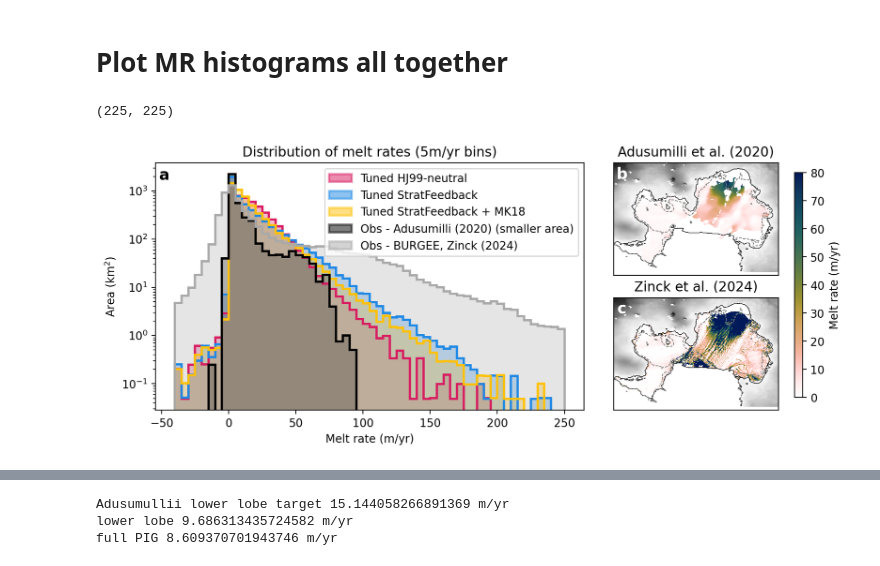
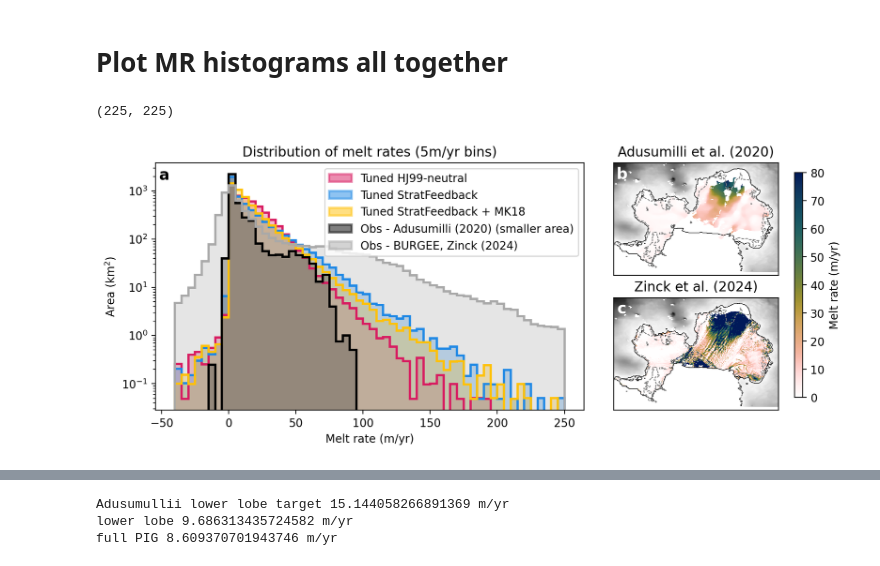
Before and after one commit to claireyung/stratification-feedback-param-paper, a Jupyter notebook: Satellite-melt-comparison.ipynb, the cells around one changed output, grey strips where cells are left out. Saved outputs shown, nothing was run; the diff lists cells and outputs as text; code cells hidden in the pictures.

Commit message:
Plot updates 1 July - use correct netcdfs and consistent T and S definitions in Fig 3

```diff
--- a/satellite-mr-appendix-plot-FINAL.ipynb
+++ b/Satellite-melt-comparison.ipynb
@@ -156,12 +152,12 @@ Text(0.5, 1.0, 'Distribution of melt rates, PIG (5m/yr bins)')
 # %%
 #get MITgcm domain contour in Ant projection for plots
 transformer = Transformer.from_crs( epsg4326,epsg3031)
-dir = '/scratch/x77/cy8964/gadi_short/cy8964/mitgcm/archive/'
-
-W = mds.rdmds(dir+'original-run-R22_exe_tuned2'+'/output000/'+'SHICE_fwFlux', 43200)
-T = mds.rdmds(dir+'original-run-R22_exe_tuned2'+'/output000/'+'T', 43200)
-XC = mds.rdmds(dir+'original-run-R22_exe_tuned2'+'/output000/'+'XC')
-YC = mds.rdmds(dir+'original-run-R22_exe_tuned2'+'/output000/'+'YC')
+dir = '/g/data/x77/cy8964/mitgcm/archive/'
+names = 'original-run-R22_exe_tuned2'
+W = xr.open_dataset(dir+names+'/'+names+'_days2050average.nc').melt.values
+T = xr.open_dataset(dir+names+'/'+names+'_days2050average.nc').temp.values
+XC = xr.open_dataset(dir+names+'/'+names+'_days2050average.nc').XC.values
+YC = xr.open_dataset(dir+names+'/'+names+'_days2050average.nc').YC.values
 
 xs = np.zeros_like(W)
 ys = np.zeros_like(W)
@@ -178,7 +174,7 @@ ds_MITbdry = xr.Dataset(
         y=(["y","x"], ys),
         lon=("x", XC[0,:]),
         lat=("y", YC[:,0]),
-        z=("z",-np.arange(130)*10)),
+        z=("z",-np.arange(130)*10.0)),
 
     attrs=dict(description="Melt rate MITgcm mapped to antarctic proj"),
 )
@@ -204,46 +200,22 @@ a2 = fig.add_subplot(gs[1,1])
 a = [a0,a1,a2]
 
 axes = a[0]
-dir = '/scratch/x77/cy8964/gadi_short/cy8964/mitgcm/archive/'
+dir = '/g/data/x77/cy8964/mitgcm/archive/'
 names = ['original-run-R22_exe_tuned2','run-R22-bigCd-20Aug-tuned3','run-R22-MK18limlocal-tuned3']
 titles = ['HJ99-neutral', 'StratFeedback', 'StratFeedback + MK18']
 #end = '/output001/'
 # melt in kg/m^2/s to m/yr = multiply by #seconds per year, divide by rho_0
 s_to_yr = 3600*24*365
 rho0 = 1030
-WHJ99 = np.zeros_like(mds.rdmds(dir+names[0]+'/output000/'+'SHICE_fwFlux', 43200))
-for k in np.arange(2,5):
-    for j in np.arange(10):
-        time = np.arange(4320*(10*k+1),43201*(20*(k+1)),4320)[j]
-        W = mds.rdmds(dir+names[0]+'/output00'+str(k)+'/'+'SHICE_fwFlux', time)#*(-s_to_yr)/rho0
-        WHJ99 = WHJ99 + W
-WHJ99 =WHJ99/30
-
-WR22 = np.zeros_like(mds.rdmds(dir+names[1]+'/output000/'+'SHICE_fwFlux', 43200))
-for k in np.arange(2,5):
-    for j in np.arange(10):
-        time = np.arange(4320*(10*k+1),43201*(20*(k+1)),4320)[j]
-        W = mds.rdmds(dir+names[1]+'/output00'+str(k)+'/'+'SHICE_fwFlux', time)#*(-s_to_yr)/rho0
-        WR22 = WR22 + W
-WR22 =WR22/30
-
-
-WR22mk = np.zeros_like(mds.rdmds(dir+names[2]+'/output000/'+'SHICE_fwFlux', 43200))
-for k in np.arange(2,5):
-    for j in np.arange(10):
-        time = np.arange(4320*(10*k+1),43201*(20*(k+1)),4320)[j]
-        W = mds.rdmds(dir+names[2]+'/output00'+str(k)+'/'+'SHICE_fwFlux', time)#*(-s_to_yr)/rho0
-        WR22mk = WR22mk + W
-WR22mk =WR22mk/30
-
-
-
+WHJ99 = xr.open_dataset(dir+names[0]+'/'+names[0]+'_days2050average.nc').melt.values
+WR22 = xr.open_dataset(dir+names[1]+'/'+names[1]+'_days2050average.nc').melt.values
+WR22mk = xr.open_dataset(dir+names[2]+'/'+names[2]+'_days2050average.nc').melt.values
 
 WHJ99 = (np.where(WHJ99!=0, WHJ99,np.nan)*(-s_to_yr)/rho0).flatten()
 WR22 = (np.where(WR22!=0, WR22,np.nan)*(-s_to_yr)/rho0).flatten()
 WR22mk = (np.where(WR22mk!=0, WR22mk,np.nan)*(-s_to_yr)/rho0).flatten()
 
-Area = mds.rdmds(dir+names[2]+'/output000/'+'RAC')/1e6
+Area = xr.open_dataset(dir+names[0]+'/'+names[0]+'_days2050average.nc').RAC.values/1e6
 Area = Area.flatten()
 
 
@@ -333,31 +305,33 @@ a[2].set_xlim(min(xs)[0]/1e3,max(xs)[0]/1e3)
 a[2].set_ylim(min(ys)[0]/1e3,max(ys)[0]/1e3)
 
 a[1].set_xticklabels('')
 a[1].set_xlabel('')
 a[1].set_xticks([])
 
 a[2].set_xticklabels('')
 a[2].set_xlabel('')
 a[2].set_xticks([])
 
 a[1].set_yticklabels('')
 a[1].set_ylabel('')
 a[1].set_yticks([])
 
 a[2].set_yticklabels('')
 a[2].set_ylabel('')
 a[2].set_yticks([])
 
 
 
 axes.text(0.02,0.95,'a',horizontalalignment='center', fontweight='bold',
      verticalalignment='center',transform=axes.transAxes, fontsize = 14)
 a[1].text(0.05,0.9,'b',horizontalalignment='center', fontweight='bold',color = 'w',
      verticalalignment='center',transform=a[1].transAxes, fontsize = 14)
 a[2].text(0.05,0.9,'c',horizontalalignment='center', fontweight='bold',color = 'w',
      verticalalignment='center',transform=a[2].transAxes, fontsize = 14)
 
 fig.subplots_adjust(wspace = 0.1)
+
+fig.savefig('/g/data/x77/cy8964/ISOMIP/param-paper-plots/figs/FigD1.png', dpi = 300)
 # %% [output]
 (225, 225)
-[figure, old version]
+[figure, new version]
```
Also changed, not shown: parts of 7 cells of this notebook, 10 other files.
